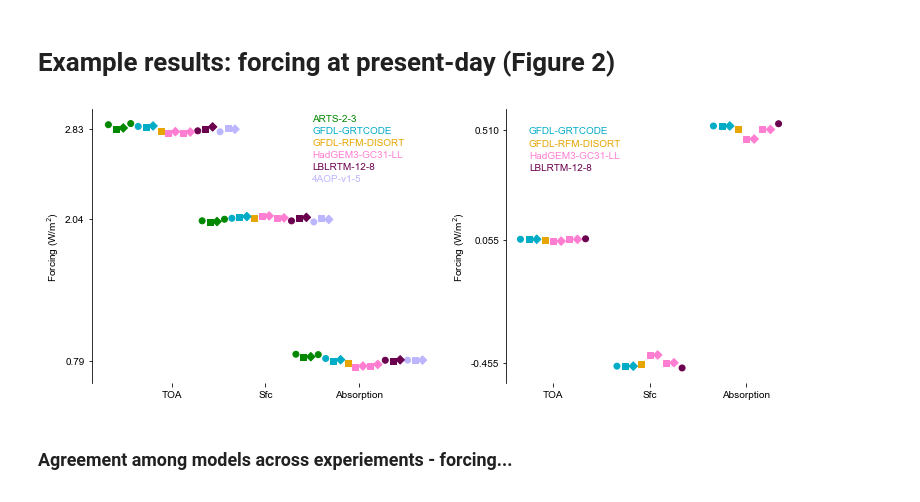
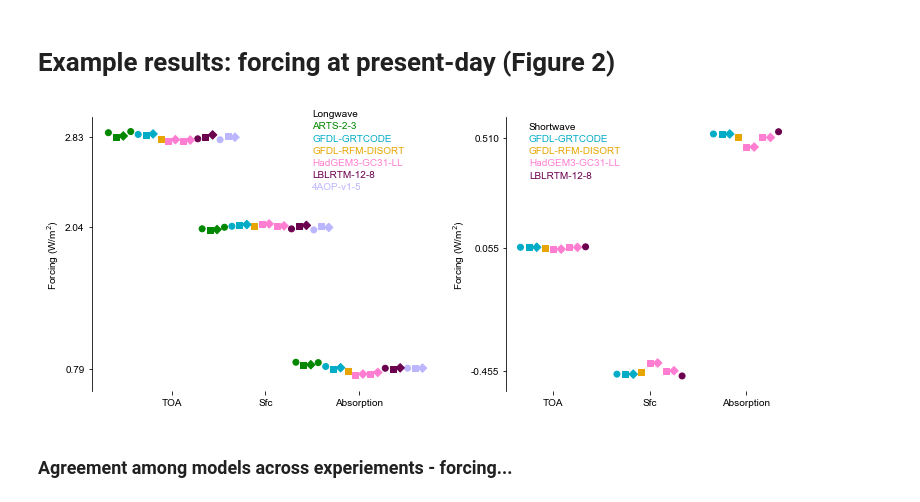
Before and after one commit to RobertPincus/rfmip-benchmark-paper-figures, a Jupyter notebook: Figures-revised.ipynb, the cells around one changed output. Saved outputs shown, nothing was run; the diff lists cells and outputs as text; code cells hidden in the pictures.

Commit message:
Notebook with final figures (added annotation in Fig 2)

```diff
--- a/Figures-revised.ipynb
+++ b/Figures-revised.ipynb
@@ -74,7 +75,7 @@ def forcing_marker(realization):
     marker_dict={"f1":"o", "f2":"s", "f3":"D"}
     return(marker_dict[realization[-2:]])
 # %%
-save_figs = True
+save_figs = False
 # %% [markdown]
 # Sampling error (figure 1)
 # %% [markdown]
@@ -195,7 +195,7 @@ def plot_forcing(ax, fluxes, expt="PD", forcing = True, band=None, ylab_format_s
     else:
         ax.set(ylabel = "Flux " + wm2)
 
-def make_legend(fig, realizations, x_left = 1.5, y_top = .1, cols = lbl_cols):
+def make_legend(fig, realizations, x_left = 1.5, y_top = .1, cols = lbl_cols, band = "Longwave"):
     #
     # Generalize this - we're writing colored text at a set of x,y postions
     #
@@ -206,23 +206,24 @@ def make_legend(fig, realizations, x_left = 1.5, y_top = .1, cols = lbl_cols):
     y_size = top - bottom
     left, right = fig.get_xlim()
     ys = top - y_top - np.arange(len(names)) * y_size/22.5
+    fig.text(x_left, ys[0] + y_size/22.5, band, color = 'black')
     for i in range(len(names)):
         fig.text(x_left, ys[i], names[i], color=cols([names[i] + "-p1-f1"])[0])
 # %%
 # Set default aspect ratio for two figures side-by-side
 aspect_ratio =  .4
 size_mult    = 2.25
 mpl.rcParams["figure.figsize"] = [fig_width * size_mult, fig_width * aspect_ratio * size_mult]
 #https://matplotlib.org/3.1.0/tutorials/intermediate/gridspec.html
 width_ratios = [1.1, .9]
 fig, (ax1, ax2) = plt.subplots(1,2, gridspec_kw = {'width_ratios':width_ratios})
 plot_forcing(ax1, lw, ylab_format_string="{:.2f}")
 make_legend(ax1, lw.realization)
 plot_forcing(ax2, sw)
-make_legend(ax2, sw.realization, x_left = -0.25)
+make_legend(ax2, sw.realization, x_left = -0.25, band = "Shortwave")
 if save_figs: fig.savefig(figdir.joinpath('Reference-forcing-present-day.pdf'), dpi=600, transparent=True, bbox_inches='tight')
 # %% [output]
-[figure, old version]
+[figure, new version]
 # %% [markdown]
 ### Agreement among models across experiements - forcing...
 # %%
```
Also changed, not shown: parts of 7 cells of this notebook.
